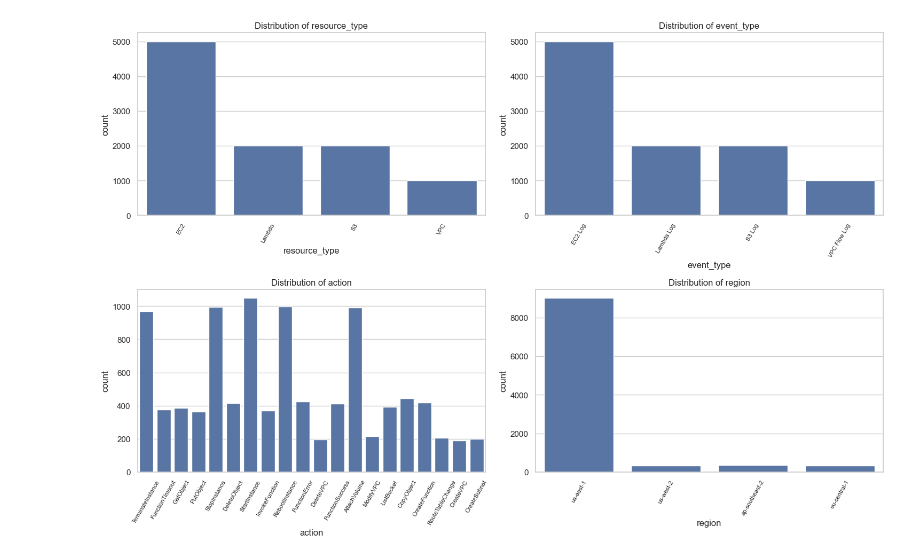
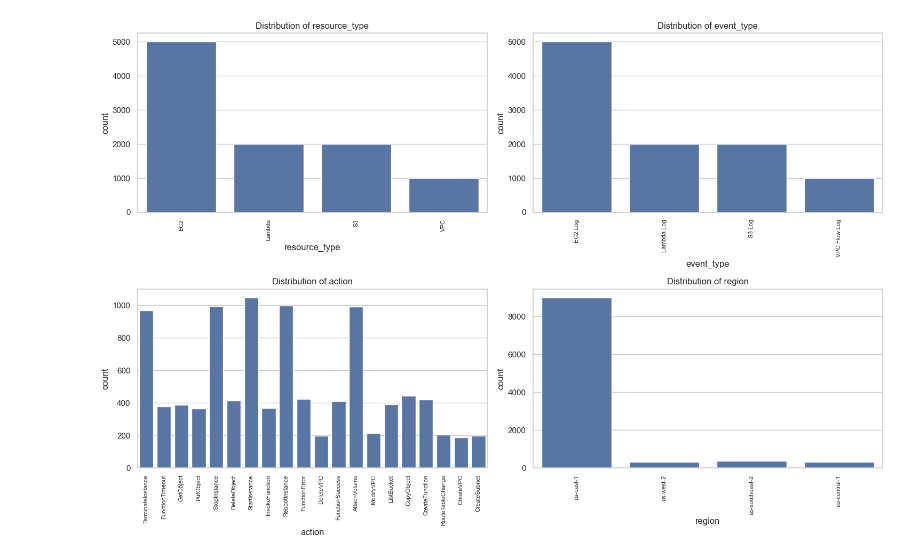
Before and after one commit to davestroud/cloud_logs, a Jupyter notebook: anomaly_detection/eda.ipynb, the cells around one changed output. Drawn from its saved outputs; the diff is of its cells as text; code cells hidden in the pictures.

```diff
--- a/anomaly_detection/eda.ipynb
+++ b/anomaly_detection/eda.ipynb
@@ -21,19 +14,19 @@ plt.show()
 # %%
 categorical_columns = ['resource_type', 'event_type', 'action', 'region']
 fig, axes = plt.subplots(2, 2, figsize=(15, 10))
 
 for idx, col in enumerate(categorical_columns):
     sns.countplot(data=logs_df, x=col, ax=axes[idx // 2, idx % 2])
     axes[idx // 2, idx % 2].set_title(f'Distribution of {col}')
 
     # Make x-axis labels vertical and adjust font size
-    axes[idx // 2, idx % 2].tick_params(axis='x', rotation=60, labelsize=8)
+    axes[idx // 2, idx % 2].tick_params(axis='x', rotation=90, labelsize=8)
 
     # Optionally, limit the number of unique labels displayed if they are too many
     if len(logs_df[col].unique()) > 20:
         axes[idx // 2, idx % 2].set_xticks([])
 
 plt.tight_layout()
 plt.show()
 # %% [output]
-[figure, old version]
+[figure, new version]
```
Also changed, not shown: parts of 11 cells of this notebook, 1 other file.
